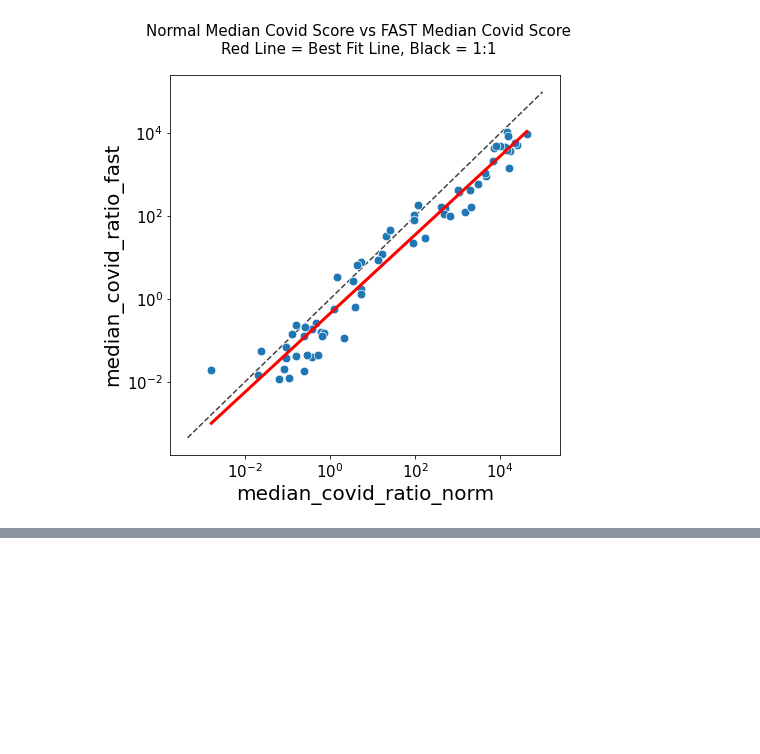
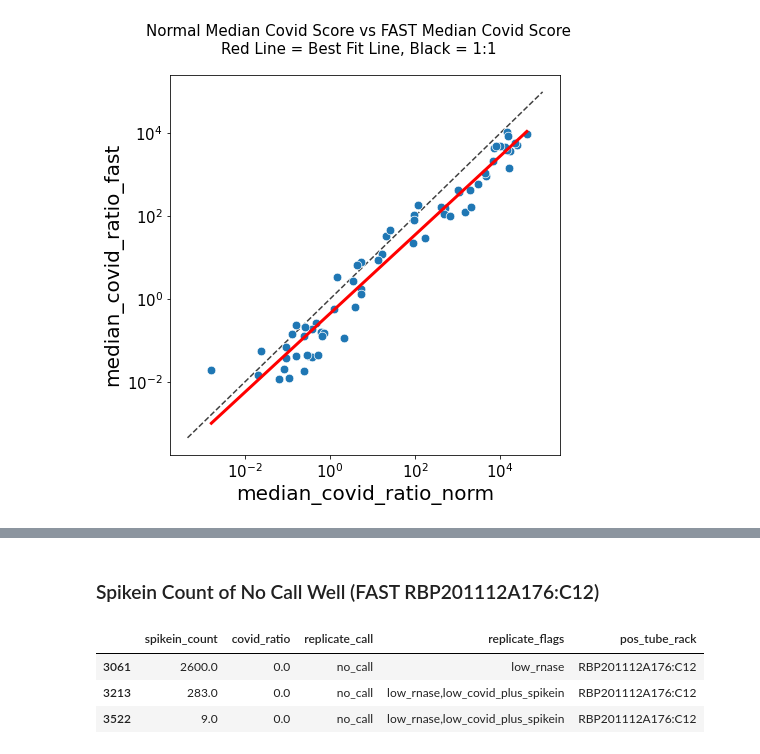
Before and after one commit to gh-bshih/g19_analysis, a Jupyter notebook: 201210_FastConcordance#1.ipynb, the cells around one changed output, grey strips where cells are left out. Cells and saved outputs as stored; diff of their text form; code cells hidden in the pictures; blank space fills up the shorter version.

```diff
--- a/201210_FastConcordance#1.ipynb
+++ b/201210_FastConcordance#1.ipynb
@@ -310,0 +361,9 @@ single_discord
+# %% [markdown]
+### Spikein Count of No Call Well (FAST RBP201112A176:C12)
+# %%
+singlicate[singlicate['pos_tube_rack'] == 'RBP201112A176:C12'].loc[:,['spikein_count', 'covid_ratio', 'replicate_call', 'replicate_flags', 'pos_tube_rack']]
+# %% [output]
+|  | spikein_count | covid_ratio | replicate_call | replicate_flags | pos_tube_rack |
+| 3061 | 2600.0 | 0.0 | no_call | low_rnase | RBP201112A176:C12 |
+| 3213 | 283.0 | 0.0 | no_call | low_rnase,low_covid_plus_spikein | RBP201112A176:C12 |
+| 3522 | 9.0 | 0.0 | no_call | low_rnase,low_covid_plus_spikein | RBP201112A176:C12 |
```
Also changed, not shown: parts of 4 cells of this notebook.
